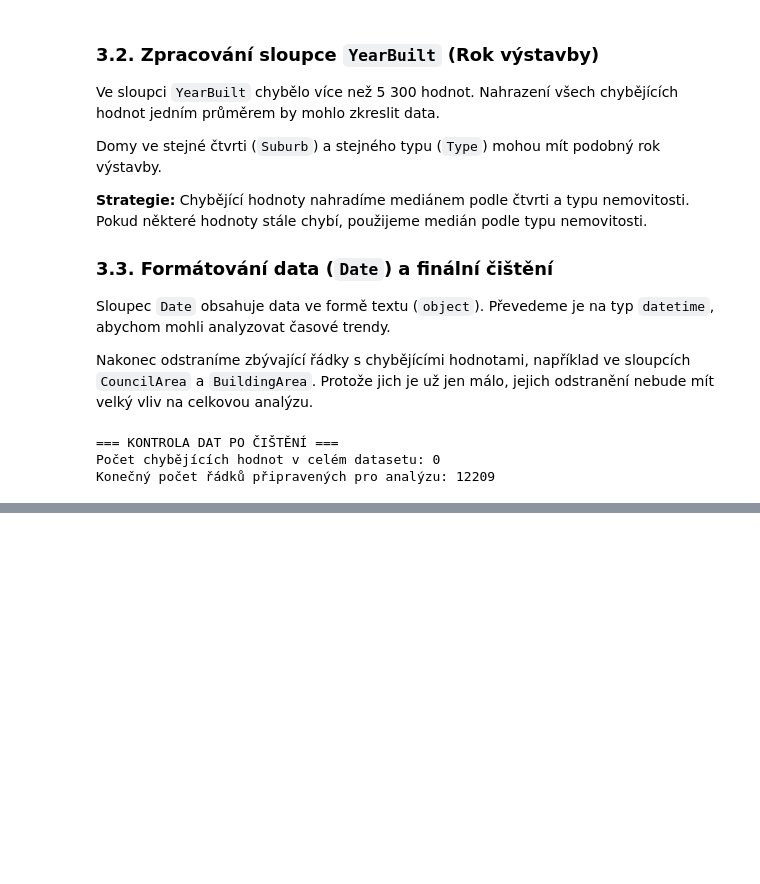
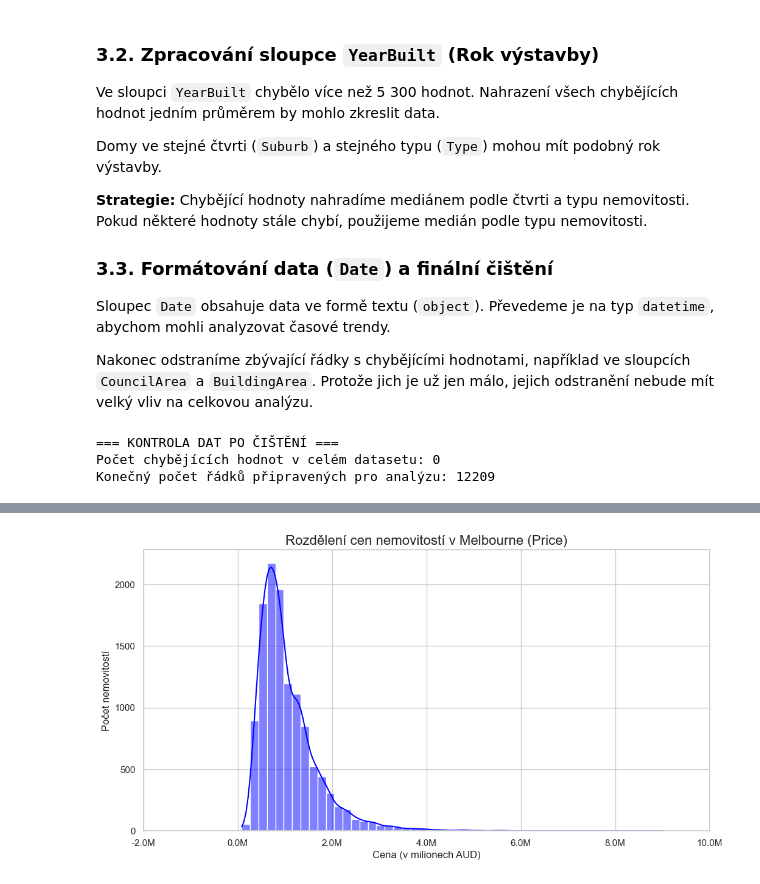
Before and after one commit to kassdiana/zsu, a Jupyter notebook: project/KAS0301_Project_Part1.ipynb, the cells around one changed output, grey strips where cells are left out. Saved outputs shown, nothing was run; the diff lists cells and outputs as text; code cells hidden in the pictures; blank space fills up the shorter version.

```diff
--- a/project/KAS0301_Project_Part1.ipynb
+++ b/project/KAS0301_Project_Part1.ipynb
@@ -161,0 +169,16 @@ Konečný počet řádků připravených pro analýzu: 12209
+# %%
+# 1. Stáří budovy (Rok prodeje - Rok výstavby)
+df_clean['BuildingAge'] = df_clean['Date'].dt.year - df_clean['YearBuilt']
+
+# 2. Cena za jednotku plochy (Ošetříme případné dělení nulou, pokud by plocha byla 0)
+df_clean['PricePerArea'] = df_clean['Price'] / df_clean['BuildingArea'].replace(0, np.nan)
+
+# 3. Poměr koupelen na počet pokojů
+df_clean['BathroomPerRoom'] = df_clean['Bathroom'] / df_clean['Rooms']
+
+# Odstraníme případné nově vzniklé NaN hodnoty (např. z dělení nulou) a vyčistíme extrémy
+df_clean = df_clean.dropna()
+
+# Kontrola nových příznaků
+print("=== KONTROLA NOVÝCH PŘÍZNAKŮ ===")
+display(df_clean[['BuildingAge', 'PricePerArea', 'BathroomPerRoom']].head())
@@ -161,0 +201,13 @@ Konečný počet řádků připravených pro analýzu: 12209
+# %%
+# Vykreslení histogramu pro rozdělení cen s odhadem hustoty (KDE)
+plt.figure(figsize=(12, 6))
+sns.histplot(df_clean['Price'], bins=50, kde=True, color='blue')
+plt.title('Rozdělení cen nemovitostí v Melbourne (Price)', fontsize=16)
+plt.xlabel('Cena (v milionech AUD)', fontsize=12)
+plt.ylabel('Počet nemovitostí', fontsize=12)
+
+# Úprava osy X pro lepší čitelnost (zobrazení v milionech)
+plt.xticks(ticks=plt.xticks()[0], labels=[f'{x/1e6:.1f}M' for x in plt.xticks()[0]])
+plt.show()
+# %% [output]
+[figure, added]
```
Also changed, not shown: parts of 16 cells of this notebook.
